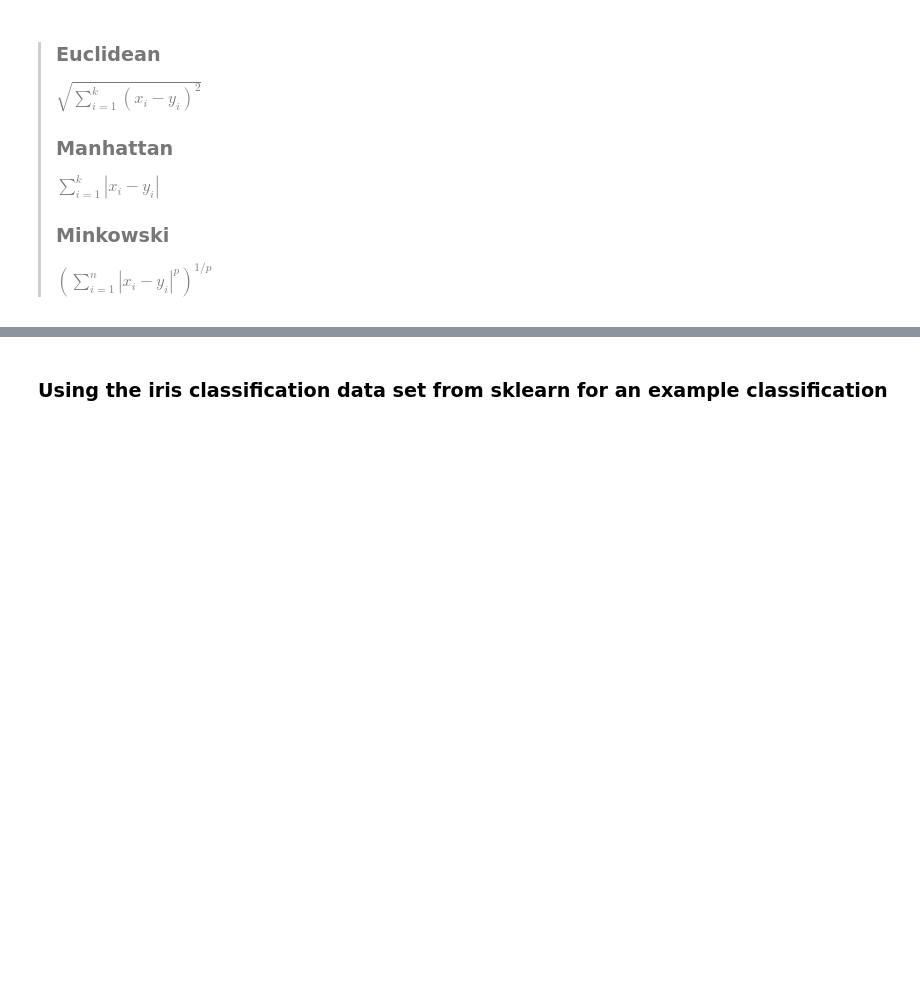
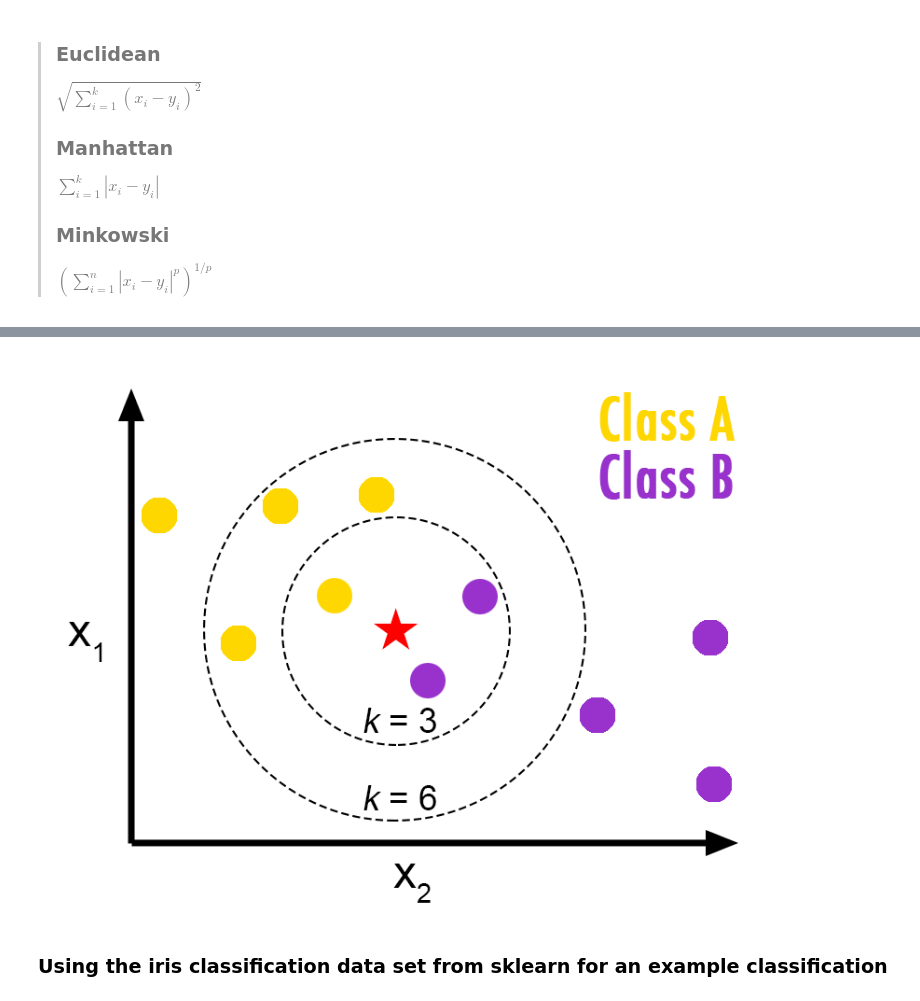
Before and after one commit to jatatman/Cap, a Jupyter notebook: ipynb/KNN_Iris.ipynb, the cells around one changed output, grey strips where cells are left out. Drawn from its saved outputs; the diff is of its cells as text; code cells hidden in the pictures; blank space fills up the shorter version.

```diff
--- a/ipynb/KNN_Iris.ipynb
+++ b/ipynb/KNN_Iris.ipynb
@@ -19,5 +19,9 @@ from sklearn.datasets import load_iris
 % run lib/imports.py
 % matplotlib inline
+# %%
+Image('lib/images/KNN.png')
+# %% [output]
+[figure, added]
 # %% [markdown]
 ### Using the iris classification data set from sklearn for an example classification
 # %%
```
Also changed, not shown: parts of 21 cells of this notebook, 11 other files.
